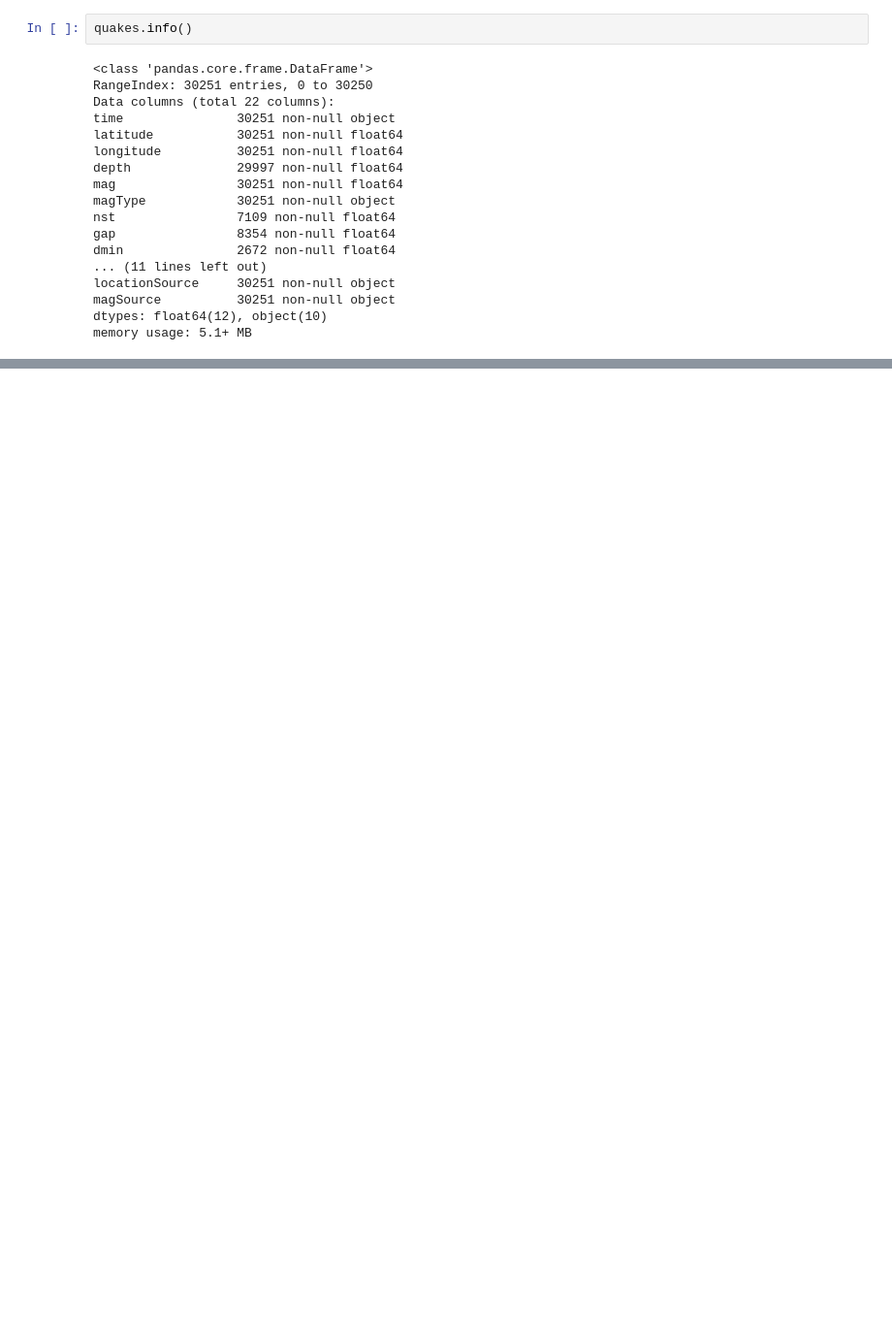
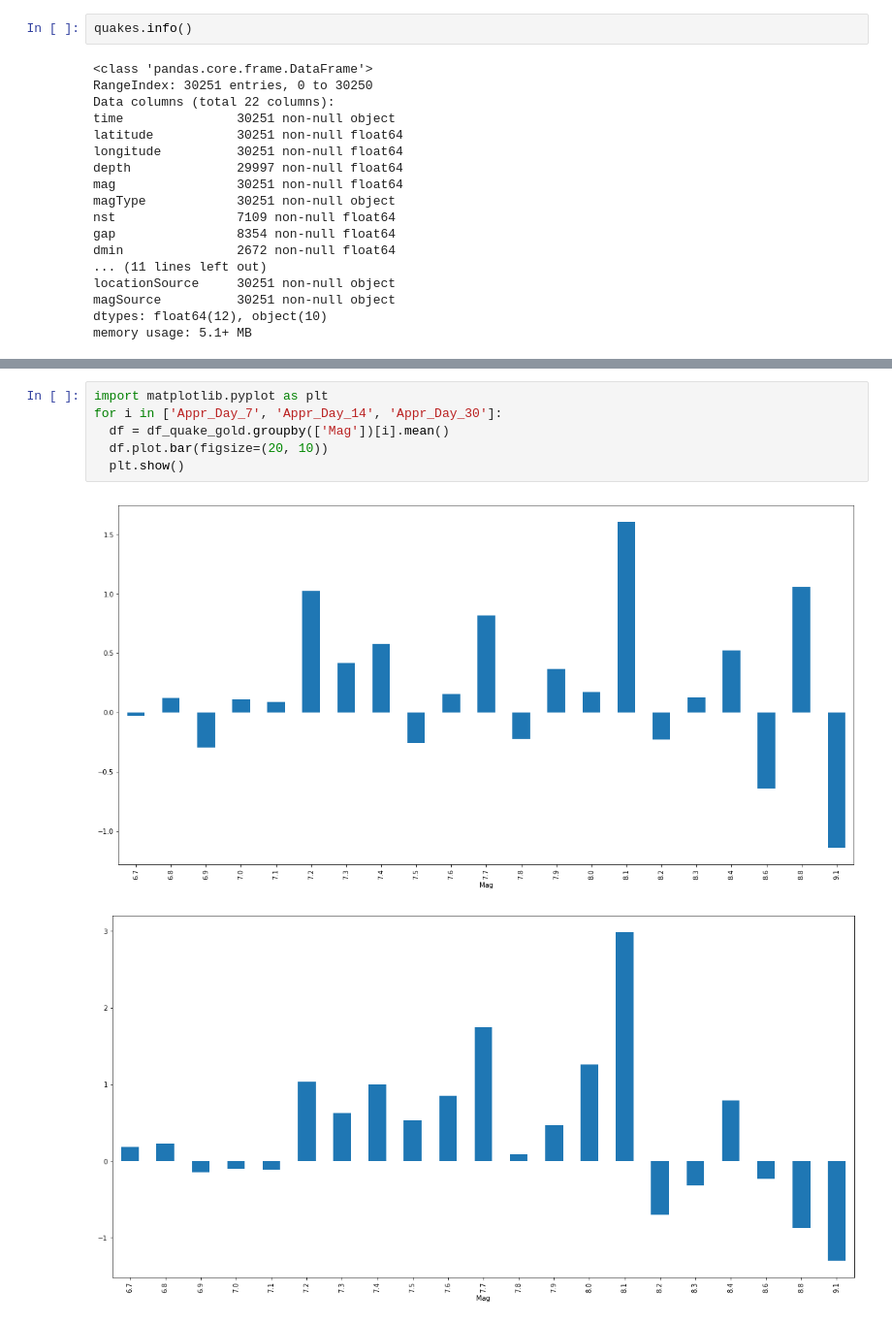
Before and after one commit to labs13-quake-viewer/ds-notebooks, a Jupyter notebook: Lambda_Labs_Gold_Analysis.ipynb, the cells around one changed output, grey strips where cells are left out. Shown at 97% size. Saved outputs shown, nothing was run; the diff lists cells and outputs as text; blank space fills up the shorter version.

```diff
--- a/Lambda_Labs_Gold_Analysis.ipynb
+++ b/Lambda_Labs_Gold_Analysis.ipynb
@@ -293,0 +305,9 @@ gold.tail(30)
+# %%
+import matplotlib.pyplot as plt
+for i in ['Appr_Day_7', 'Appr_Day_14', 'Appr_Day_30']:
+  df = df_quake_gold.groupby(['Mag'])[i].mean()
+  df.plot.bar(figsize=(20, 10))
+  plt.show()
+# %% [output]
+[figure, added]
+[figure, added]
```
Also changed, not shown: parts of 27 cells of this notebook.
